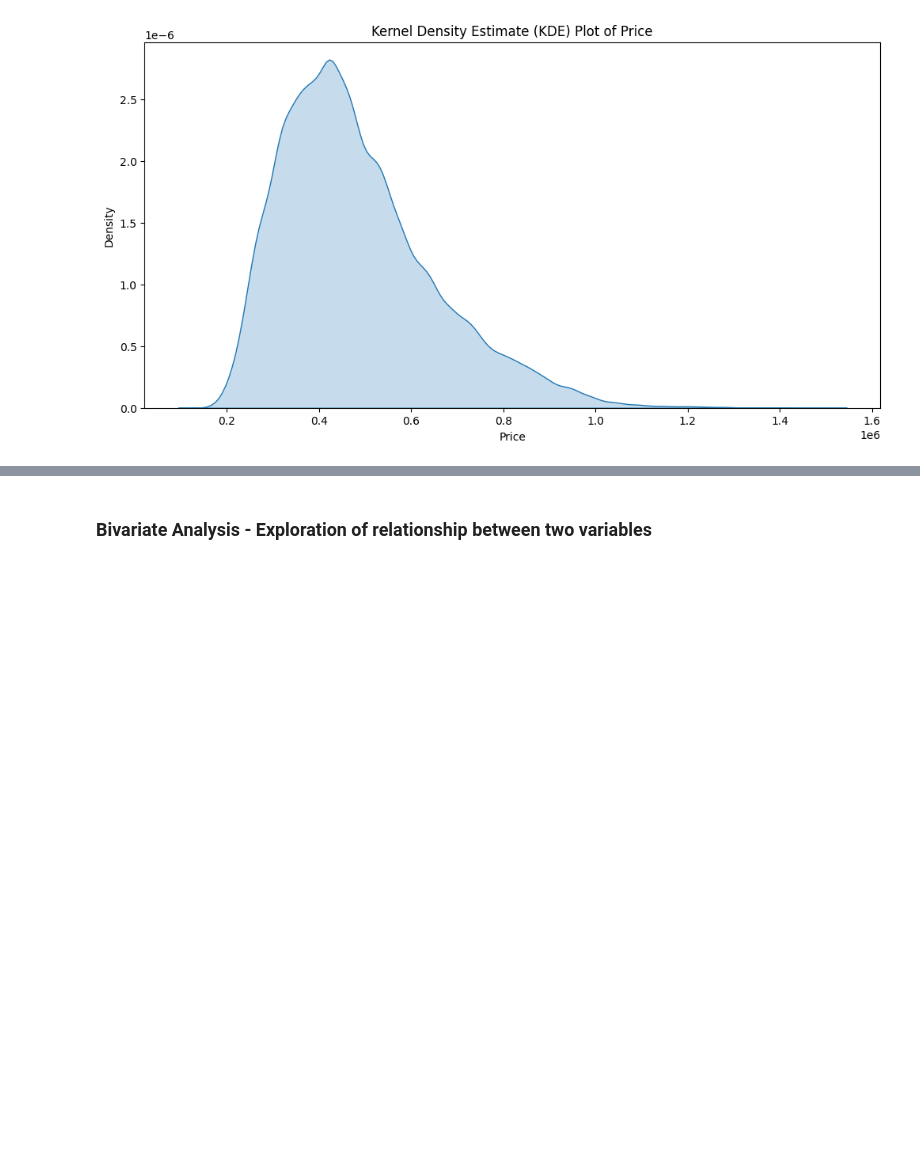
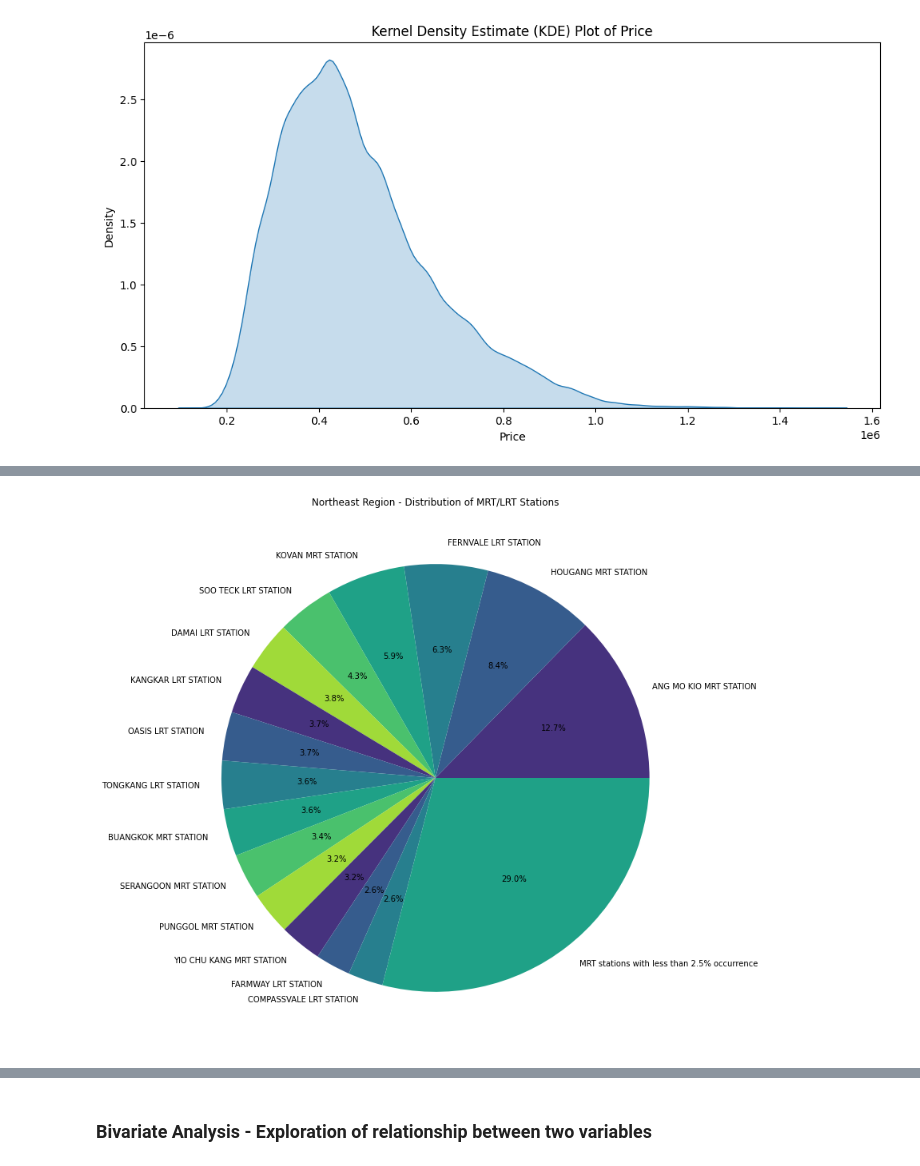
Before and after one commit to DheepthaRajesh/dheeptha_rajesh, a Jupyter notebook: Final-Predict-Public-Housing-Prices.ipynb, the cells around one changed output, grey strips where cells are left out. Cells and saved outputs as stored; diff of their text form; code cells hidden in the pictures; blank space fills up the shorter version.

```diff
--- a/Final-Predict-Public-Housing-Prices.ipynb
+++ b/Final-Predict-Public-Housing-Prices.ipynb
@@ -494,0 +518,29 @@ plt.show()
+# %%
+# Plot pie charts for Northeast region
+northeast_stations = df_final[df_final['Region'] == 'Northeast']['NearestMRT'].value_counts()
+
+
+total_count = northeast_stations.sum()
+
+# Threshold for grouping stations
+threshold = 0.025 * total_count
+other_stations = northeast_stations[northeast_stations < threshold]
+
+# Sum up counts for stations below the threshold
+other_count = other_stations.sum()
+northeast_stations = northeast_stations.drop(other_stations.index)
+
+northeast_stations['MRT stations with less than 2.5% occurrence'] = other_count
+
+# Plot pie chart
+plt.figure(figsize=(12, 15), facecolor='white')
+plt.pie(northeast_stations, labels=northeast_stations.index, autopct='%1.1f%%', colors=sns.color_palette('viridis'))
+plt.title('Northeast Region - Distribution of MRT/LRT Stations')
+plt.show()
+
+# Interpretation - The pie chart below shows the distribution of nearest MRT/LRT stations in the Northeast region.
+# Ang Mo Kio MRT Station has the most number of nearby HDB properties.
+# There is a significant percentage of MRT/LRT Stations (29%) with less than 2.5% occurance of HDB properties nearby, which mainly comes
+# from the Northeast LRT lines from the Senkang and Punggol area.
+# %% [output]
+[figure, added]
```
Also changed, not shown: parts of 9 cells of this notebook.
